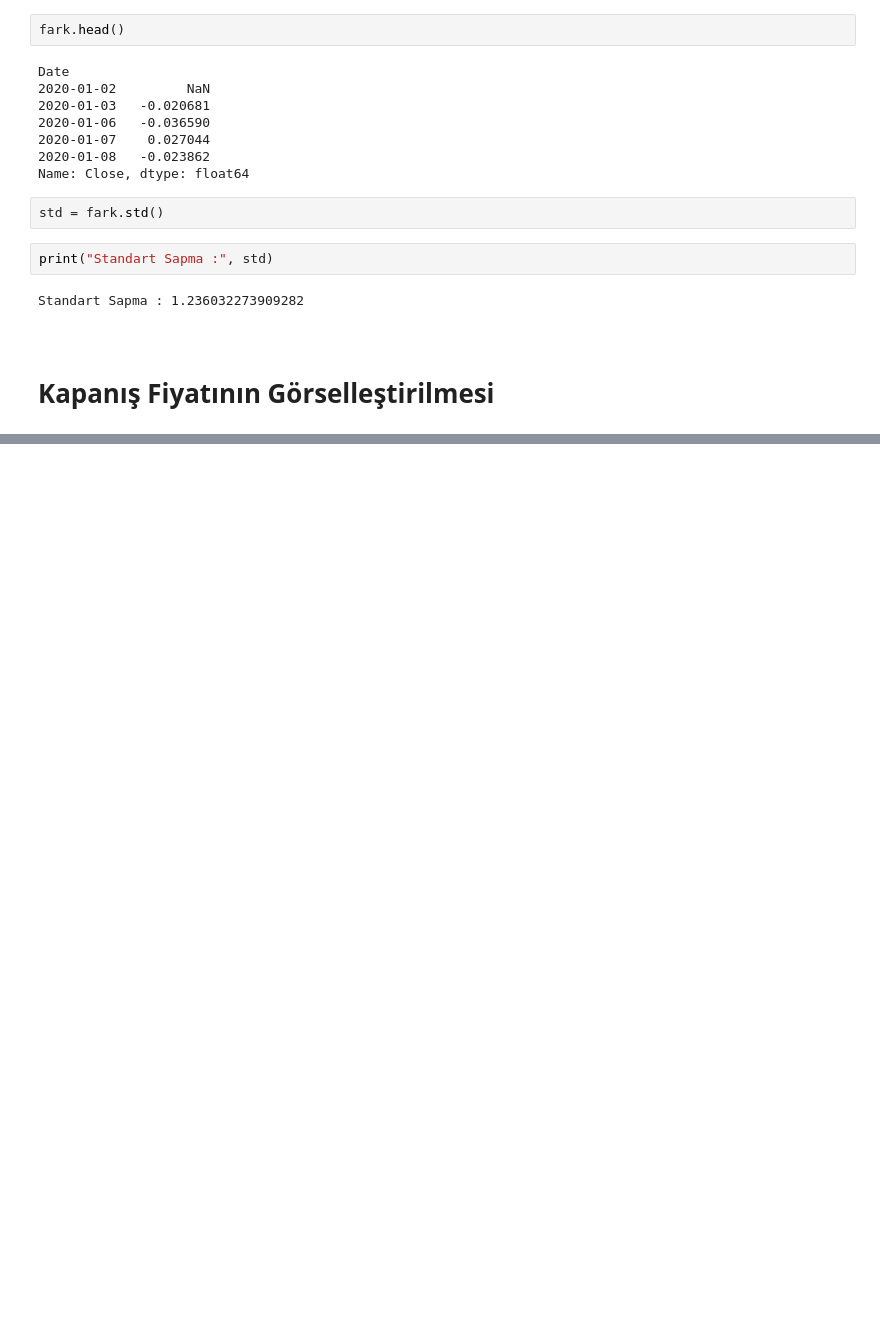
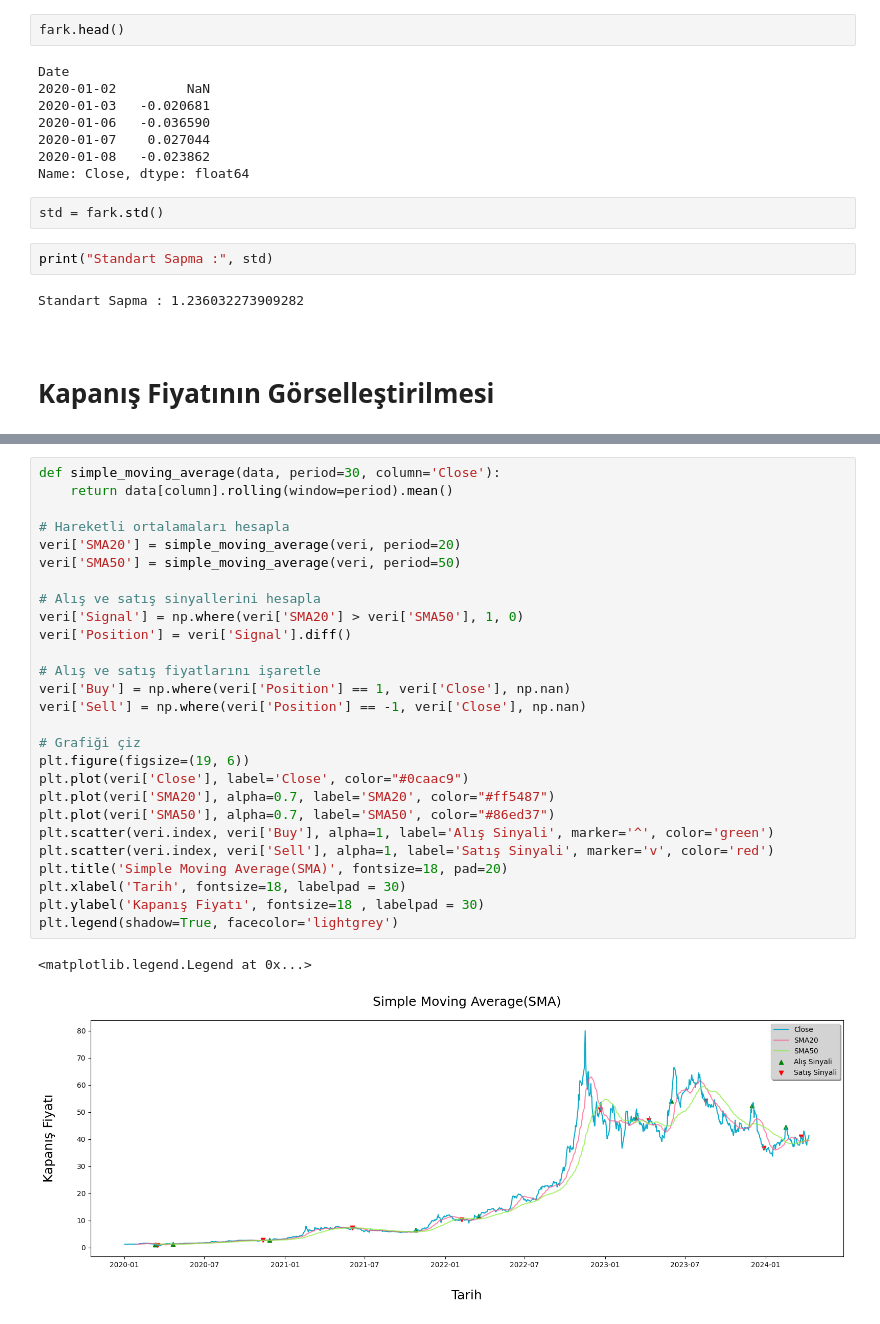
Before and after one commit to Efe-Eroglu/Hisse_Fiyat_Tahmini, a Jupyter notebook: Hisse_Fiyat_Tahmin.ipynb, the cells around one changed output, grey strips where cells are left out. Drawn from its saved outputs; the diff is of its cells as text; blank space fills up the shorter version.

```diff
--- a/Hisse_Fiyat_Tahmin.ipynb
+++ b/Hisse_Fiyat_Tahmin.ipynb
@@ -149,0 +159,30 @@ Text(0.5, 1.0, 'Kapanış Fiyatının Dağılımı')
+# %%
+def simple_moving_average(data, period=30, column='Close'):
+    return data[column].rolling(window=period).mean()
+
+# Hareketli ortalamaları hesapla
+veri['SMA20'] = simple_moving_average(veri, period=20)
+veri['SMA50'] = simple_moving_average(veri, period=50)
+
+# Alış ve satış sinyallerini hesapla
+veri['Signal'] = np.where(veri['SMA20'] > veri['SMA50'], 1, 0)
+veri['Position'] = veri['Signal'].diff()
+
+# Alış ve satış fiyatlarını işaretle
+veri['Buy'] = np.where(veri['Position'] == 1, veri['Close'], np.nan)
+veri['Sell'] = np.where(veri['Position'] == -1, veri['Close'], np.nan)
+
+# Grafiği çiz
+plt.figure(figsize=(19, 6))
+plt.plot(veri['Close'], label='Close', color="#0caac9")
+plt.plot(veri['SMA20'], alpha=0.7, label='SMA20', color="#ff5487")
+plt.plot(veri['SMA50'], alpha=0.7, label='SMA50', color="#86ed37")
+plt.scatter(veri.index, veri['Buy'], alpha=1, label='Alış Sinyali', marker='^', color='green')
+plt.scatter(veri.index, veri['Sell'], alpha=1, label='Satış Sinyali', marker='v', color='red')
+plt.title('Simple Moving Average(SMA)', fontsize=18, pad=20)
+plt.xlabel('Tarih', fontsize=18, labelpad = 30)
+plt.ylabel('Kapanış Fiyatı', fontsize=18 , labelpad = 30)
+plt.legend(shadow=True, facecolor='lightgrey')
+# %% [output]
+<matplotlib.legend.Legend at 0x...>
+[figure, added]
```
Also changed, not shown: parts of 3 cells of this notebook.
